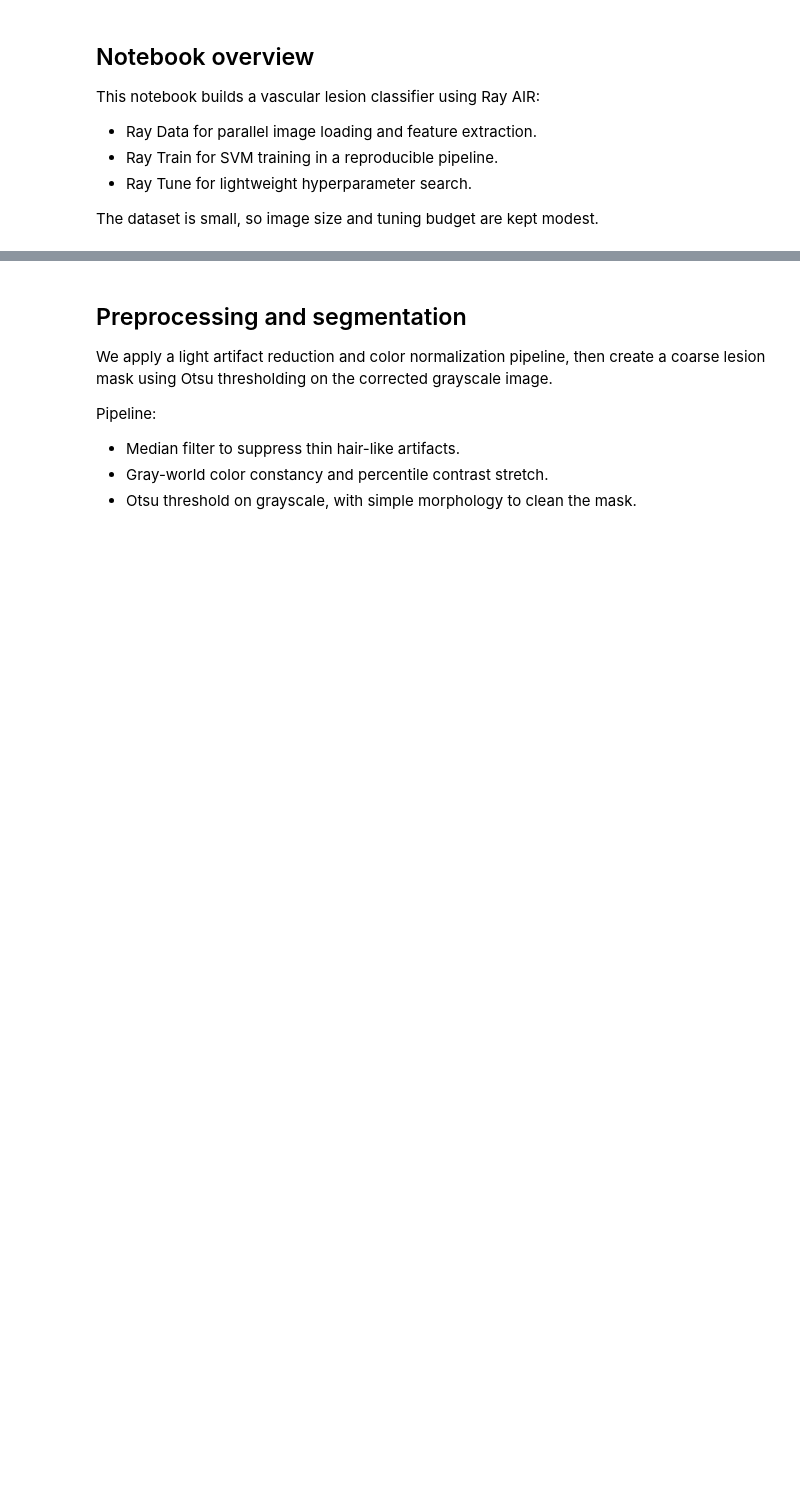
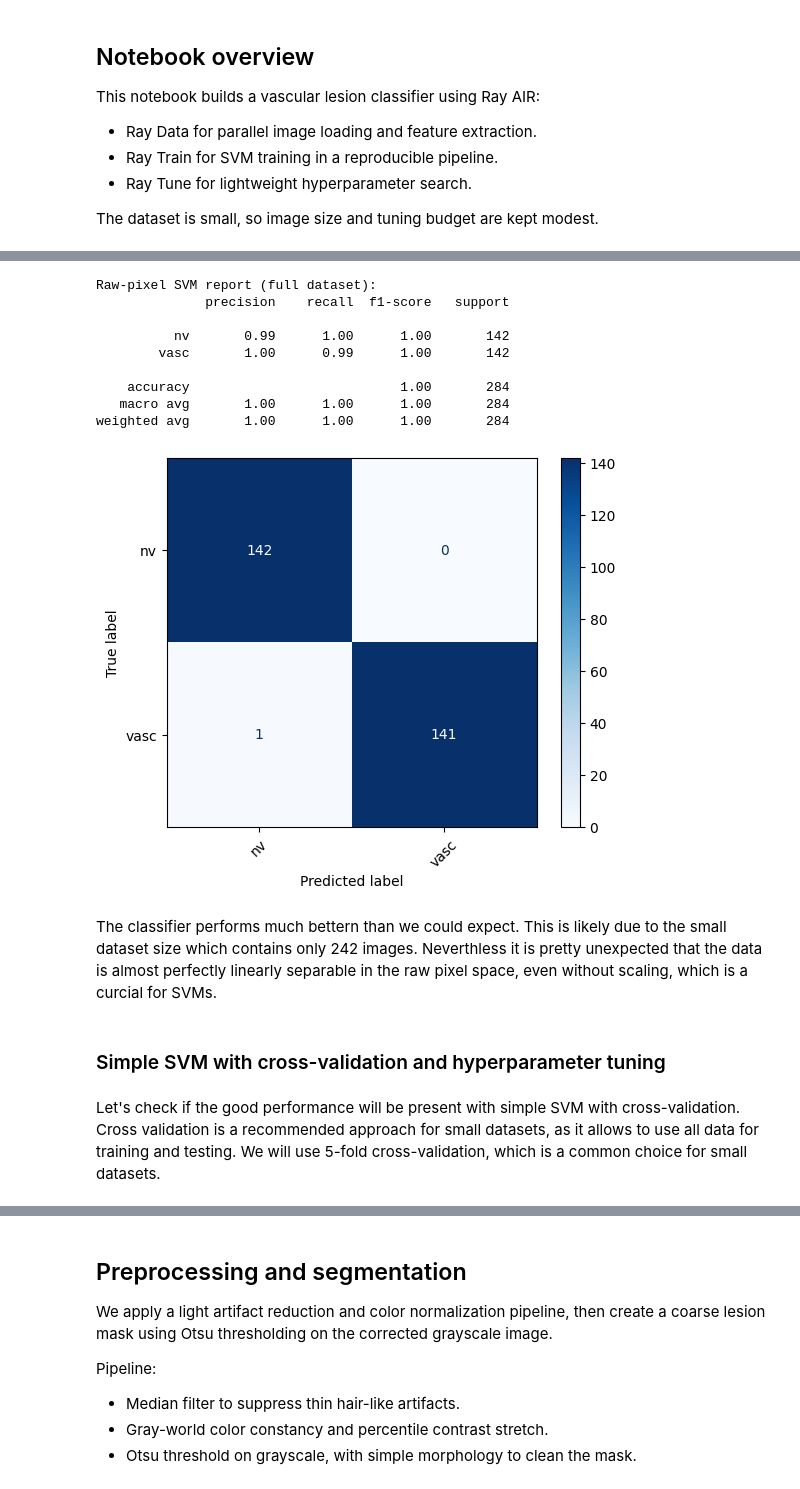
Before and after one commit to WSm-77/distributed_systems, a Jupyter notebook: skin_cancer/classify_skin_cancer.ipynb, the cells around one changed output, grey strips where cells are left out. Drawn from its saved outputs; the diff is of its cells as text; code cells hidden in the pictures; blank space fills up the shorter version.

```diff
--- a/skin_cancer/classify_skin_cancer.ipynb
+++ b/skin_cancer/classify_skin_cancer.ipynb
@@ -44,0 +170,20 @@ IMG_SIZE = (96, 96)
+# %%
+print("Raw-pixel SVM report (full dataset):")
+summarize_classification(y_true=y_raw, y_pred=simple_svm.predict(X_raw_flat), labels=label_names)
+# %% [output]
+Raw-pixel SVM report (full dataset):
+              precision    recall  f1-score   support
+
+          nv       0.99      1.00      1.00       142
+        vasc       1.00      0.99      1.00       142
+
+    accuracy                           1.00       284
+   macro avg       1.00      1.00      1.00       284
+weighted avg       1.00      1.00      1.00       284
+[figure, added]
+# %% [markdown]
+The classifier performs much bettern than we could expect. This is likely due to the small dataset size which contains only 242 images. Neverthless it is pretty unexpected that the data is almost perfectly linearly separable in the raw pixel space, even without scaling, which is a curcial for SVMs.
+# %% [markdown]
+### Simple SVM with cross-validation and hyperparameter tuning
+# %% [markdown]
+Let's check if the good performance will be present with simple SVM with cross-validation. Cross validation is a recommended approach for small datasets, as it allows to use all data for training and testing. We will use 5-fold cross-validation, which is a common choice for small datasets.
```
Also changed, not shown: parts of 34 cells of this notebook.
